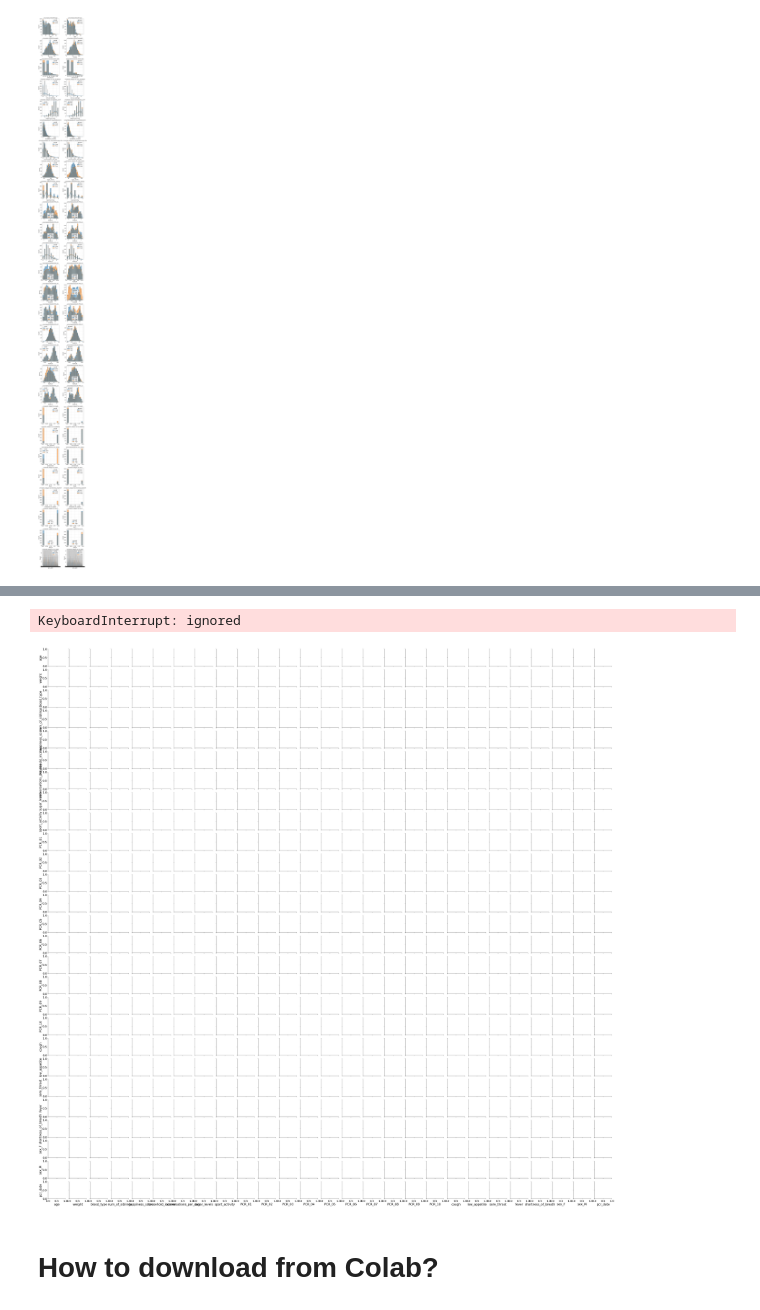
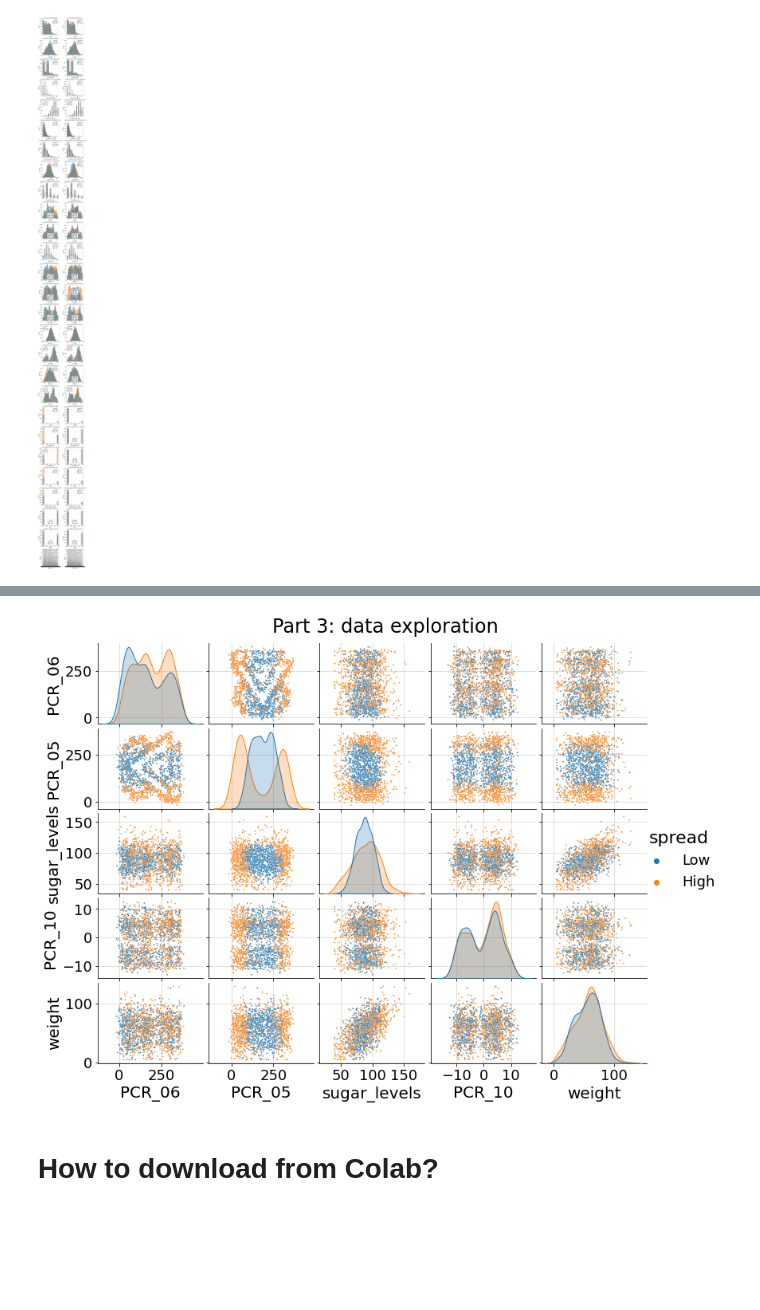
Before and after one commit to inbalh1/ML, a Jupyter notebook: Copy_of_HW1_template.ipynb, the cells around one changed output, grey strips where cells are left out. Cells and saved outputs as stored; diff of their text form; code cells hidden in the pictures; blank space fills up the shorter version.

```diff
--- a/Copy_of_HW1_template.ipynb
+++ b/Copy_of_HW1_template.ipynb
@@ -348,13 +356,10 @@ Name: spread_numerical, dtype: float64
 # %%
-# (Q16)
-#draw_pairplot(['PCR_05', 'PCR_06'], hue="spread", title="Part 3: data exploration")
-# Get names of features with best correlation to spread
-top_features = list(s.sort_values(kind="quicksort", ascending=False)[:3].index)
+# Get names of 5 features with best correlation to spread
+top_features = list(s.sort_values(kind="quicksort", ascending=False)[1:6].index)
 # draw pairplot for each two of these features
-draw_pairplot(COL_NAME, hue="spread", title="Part 3: data exploration")
+draw_pairplot(top_features, hue="spread", title="Part 3: data exploration")
 # %% [output]
-KeyboardInterrupt: ignored
-[figure, old version]
+[figure, new version]
 # %% [markdown]
 # How to download from Colab?
 # %%
```
Also changed, not shown: parts of 4 cells of this notebook.
